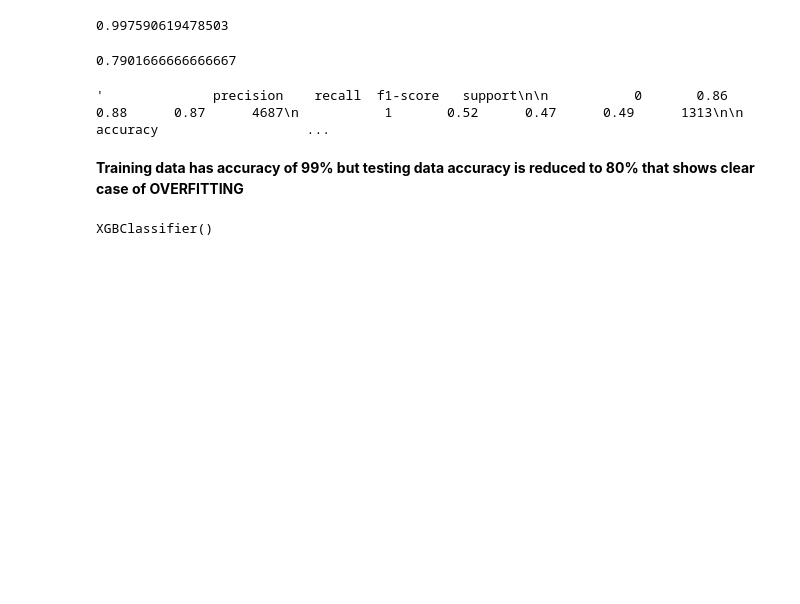
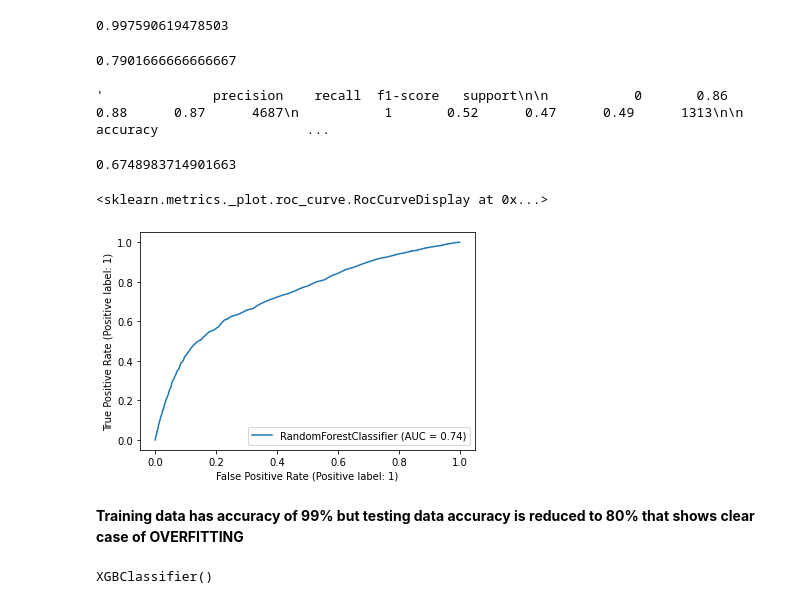
Before and after one commit to Aman7Rathore/Credit_card_default_predictio-, a Jupyter notebook: Copy_of_Credit_Card_Default_Prediction_Capstone_Project.ipynb, the cells around one changed output. Cells and saved outputs as stored; diff of their text form; code cells hidden in the pictures; blank space fills up the shorter version.

```diff
--- a/Copy_of_Credit_Card_Default_Prediction_Capstone_Project.ipynb
+++ b/Copy_of_Credit_Card_Default_Prediction_Capstone_Project.ipynb
@@ -314,6 +334,15 @@ rfc.score(X_test,Y_test)
 classification_report(Y_test,y__pre)
 # %% [output]
 '              precision    recall  f1-score   support\n\n           0       0.86      0.88      0.87      4687\n           1       0.52      0.47      0.49      1313\n\n    accuracy                   ...
+# %%
+roc_auc_score(Y_test,y__pre)
+# %% [output]
+0.6748983714901663
+# %%
+metrics.plot_roc_curve(rfc,X_test,Y_test)
+# %% [output]
+<sklearn.metrics._plot.roc_curve.RocCurveDisplay at 0x...>
+[figure, added]
 # %% [markdown]
 **Training data has accuracy of 99% but testing data accuracy is reduced to 80% that shows clear case of OVERFITTING**
 # %%
```
Also changed, not shown: parts of 8 cells of this notebook.
